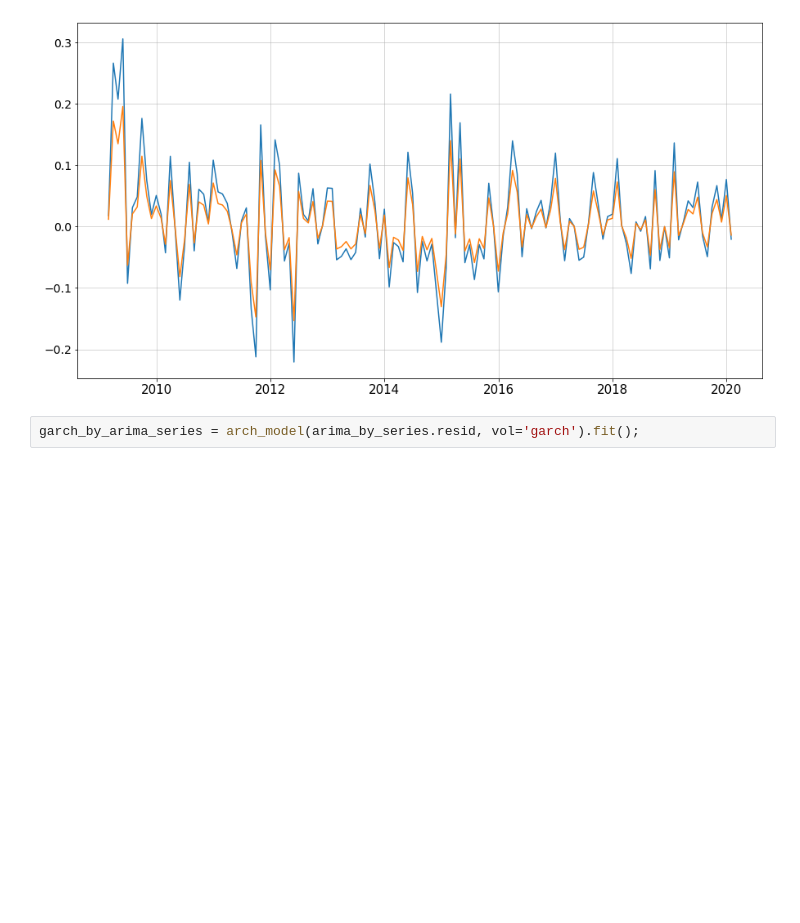
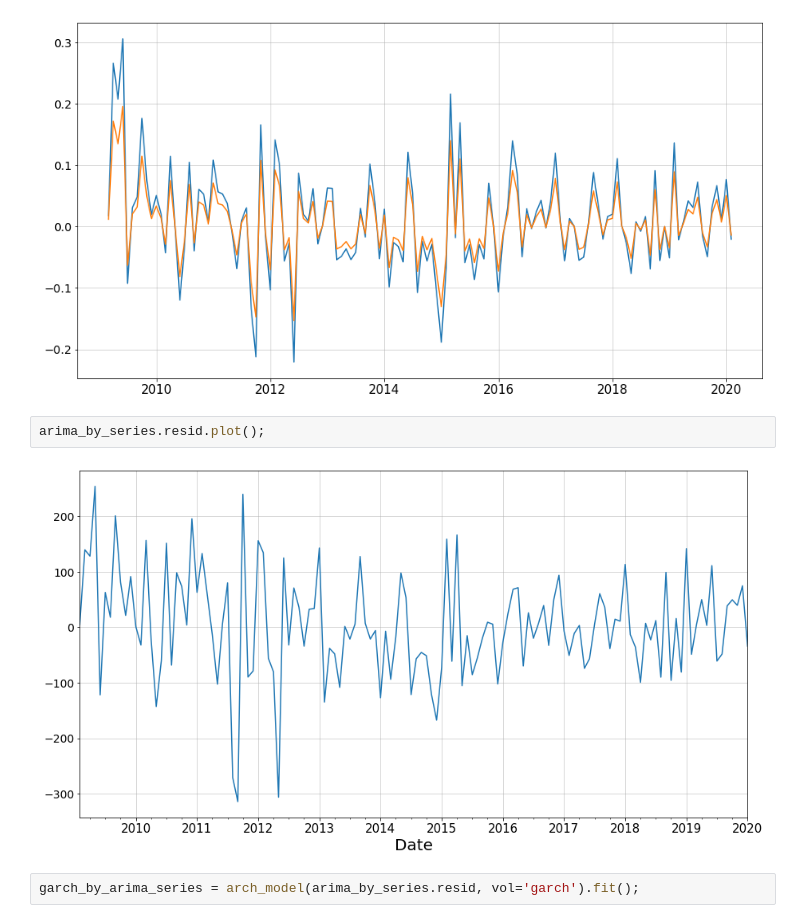
Before and after one commit to xtess16/RTSI, a Jupyter notebook: RTS_test.ipynb, the cells around one changed output. Drawn from its saved outputs; the diff is of its cells as text; blank space fills up the shorter version.

```diff
--- a/RTS_test.ipynb
+++ b/RTS_test.ipynb
@@ -601,6 +601,10 @@ plt.plot(series.pct_change())
 plt.plot(pd.Series(boxcox(series)[0], index=series.index).pct_change());
 # %% [output]
 [figure]
+# %%
+arima_by_series.resid.plot();
+# %% [output]
+[figure, added]
 # %%
 garch_by_arima_series = arch_model(arima_by_series.resid, vol='garch').fit();
 # %% [output]
```
Also changed, not shown: parts of 33 cells of this notebook, 1 other file.
